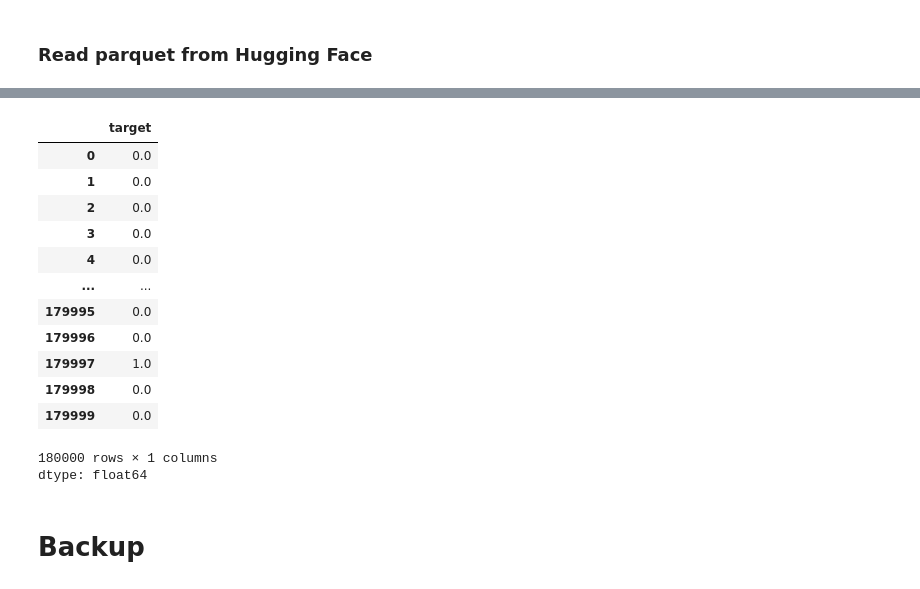
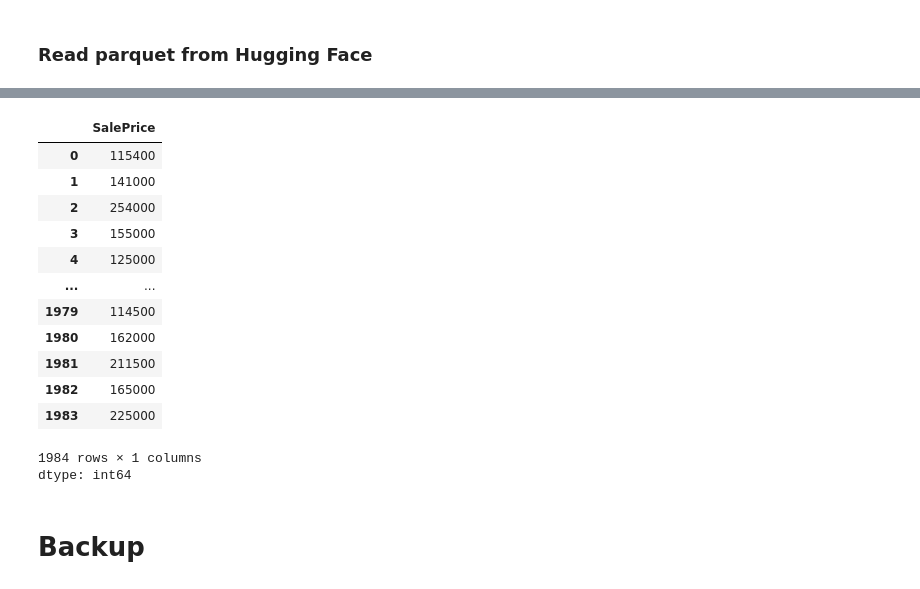
Before and after one commit to cnmi-ds-22/efitznm___Data-Science-Portfolio-C22, a Jupyter notebook: Modules/Module_4_Tree_Based_Methods/Projects/Instructions/Project.4-Spotify/Housing_Pass_06.ipynb, the cells around one changed output, grey strips where cells are left out. Drawn from its saved outputs; the diff is of its cells as text; code cells hidden in the pictures.

```diff
--- a/Modules/Module_4_Tree_Based_Methods/Projects/Instructions/Project.4-Spotify/Housing_Pass_06.ipynb
+++ b/Modules/Module_4_Tree_Based_Methods/Projects/Instructions/Project.4-Spotify/Housing_Pass_06.ipynb
@@ -68,6 +68,6 @@ Note: Environment variable`HF_TOKEN` is set and is the current active token inde
 ### Read parquet from Hugging Face
 # %%
 # Construct the base Hugging Face URL for your dataset files
-hf_url = f"https://huggingface.co/datasets/{hf_account}/{hf_repo}/resolve/main/transactions.parquet"
+hf_url = f"https://huggingface.co/datasets/{hf_account}/{hf_repo}/resolve/main/housing_saleprice.parquet"
 hf_url
 # %% [output]
@@ -112,21 +112,21 @@ X_features
 # %%
-y_target = df3['target'].copy()
+y_target = df3['SalePrice'].copy()
 y_target
 # %% [output]
-|  | target |
-| 0 | 0.0 |
-| 1 | 0.0 |
-| 2 | 0.0 |
-| 3 | 0.0 |
-| 4 | 0.0 |
+|  | SalePrice |
+| 0 | 115400 |
+| 1 | 141000 |
+| 2 | 254000 |
+| 3 | 155000 |
+| 4 | 125000 |
 | ... | ... |
-| 179995 | 0.0 |
-| 179996 | 0.0 |
-| 179997 | 1.0 |
-| 179998 | 0.0 |
-| 179999 | 0.0 |
+| 1979 | 114500 |
+| 1980 | 162000 |
+| 1981 | 211500 |
+| 1982 | 165000 |
+| 1983 | 225000 |
-180000 rows × 1 columns
-dtype: float64
+1984 rows × 1 columns
+dtype: int64
 # %% [markdown]
 # Backup
 # %%
```
Also changed, not shown: parts of 11 cells of this notebook.
